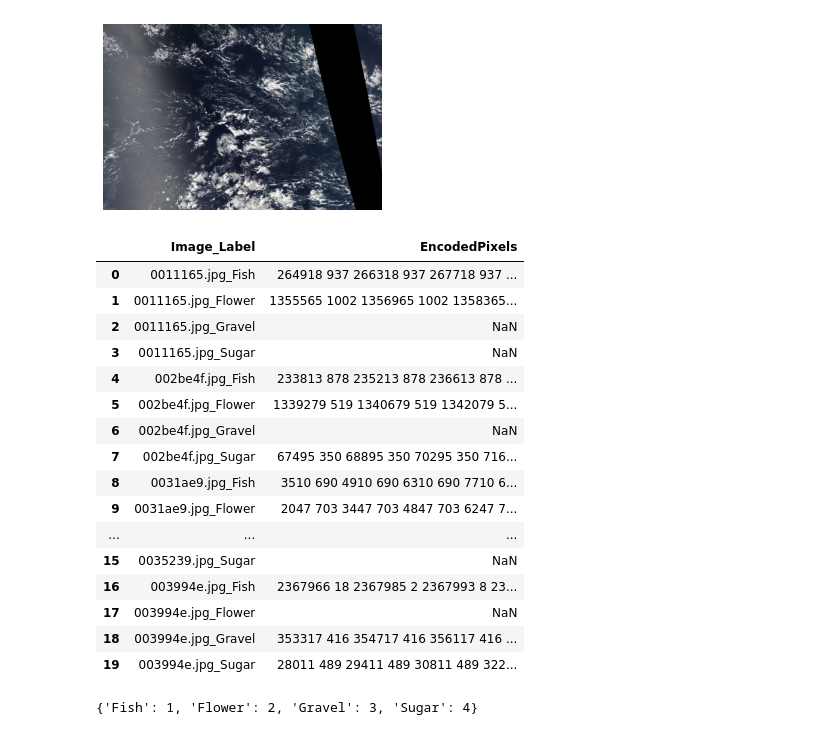
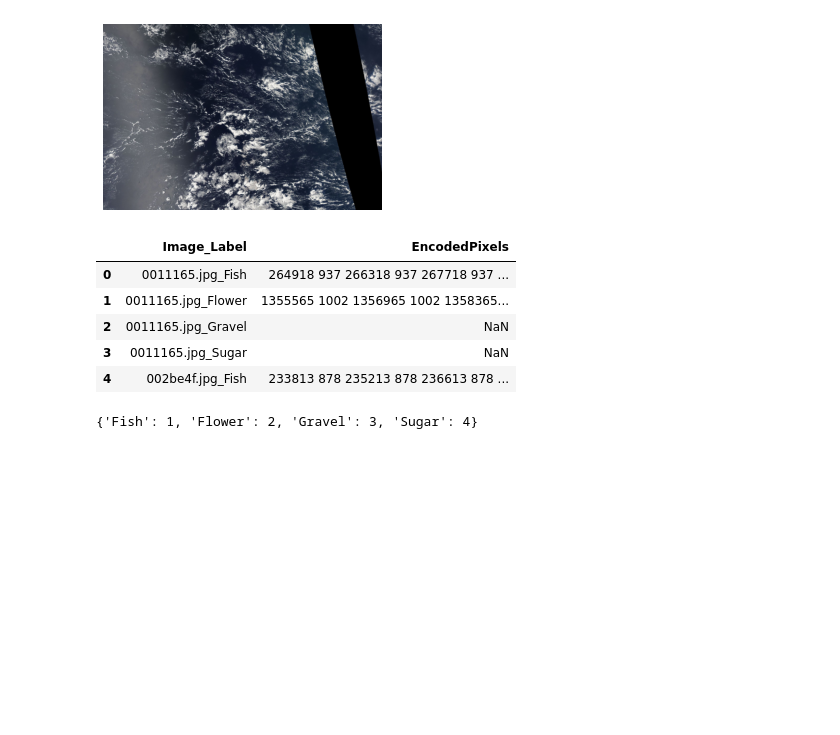
Before and after one commit to mmichelli/CV_2_Fast_AI, a Jupyter notebook: rle2mask.ipynb, the cells around one changed output. Drawn from its saved outputs; the diff is of its cells as text; code cells hidden in the pictures; blank space fills up the shorter version.

```diff
--- a/rle2mask.ipynb
+++ b/rle2mask.ipynb
@@ -24,25 +24,14 @@ df_train = pd.read_csv(Path('/storage/archive/clouds/train.csv'))
 # %%
 df_train.sort_values(by='Image_Label', inplace=True)
 # %%
-df_train.head(20)
+df_train.head(5)
 # %% [output]
 |  | Image_Label | EncodedPixels |
 | 0 | 0011165.jpg_Fish | 264918 937 266318 937 267718 937 ... |
 | 1 | 0011165.jpg_Flower | 1355565 1002 1356965 1002 1358365... |
 | 2 | 0011165.jpg_Gravel | NaN |
 | 3 | 0011165.jpg_Sugar | NaN |
 | 4 | 002be4f.jpg_Fish | 233813 878 235213 878 236613 878 ... |
-| 5 | 002be4f.jpg_Flower | 1339279 519 1340679 519 1342079 5... |
-| 6 | 002be4f.jpg_Gravel | NaN |
-| 7 | 002be4f.jpg_Sugar | 67495 350 68895 350 70295 350 716... |
-| 8 | 0031ae9.jpg_Fish | 3510 690 4910 690 6310 690 7710 6... |
-| 9 | 0031ae9.jpg_Flower | 2047 703 3447 703 4847 703 6247 7... |
-| ... | ... | ... |
-| 15 | 0035239.jpg_Sugar | NaN |
-| 16 | 003994e.jpg_Fish | 2367966 18 2367985 2 2367993 8 23... |
-| 17 | 003994e.jpg_Flower | NaN |
-| 18 | 003994e.jpg_Gravel | 353317 416 354717 416 356117 416 ... |
-| 19 | 003994e.jpg_Sugar | 28011 489 29411 489 30811 489 322... |
 # %%
 df_train['EncodedPixels'] = df_train['EncodedPixels'].astype(str)
 # %%
```
